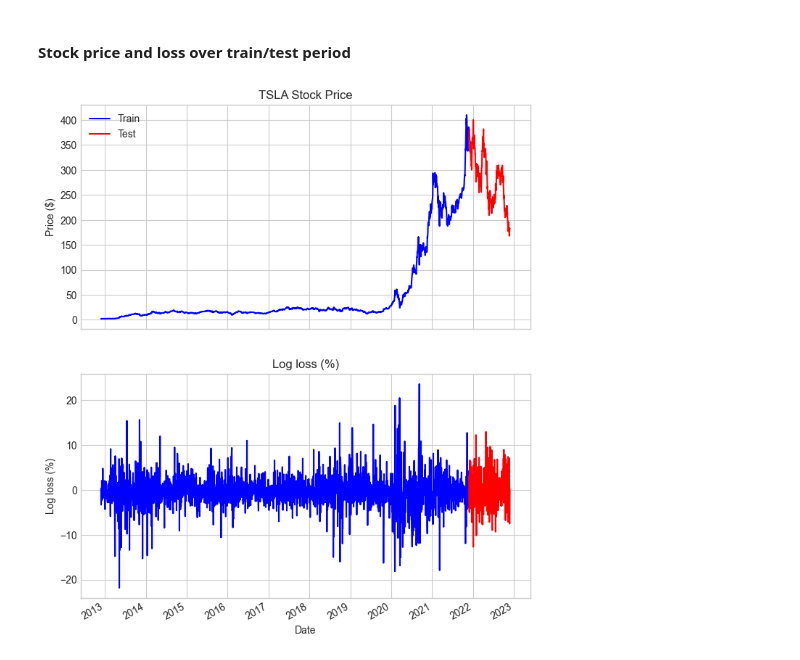
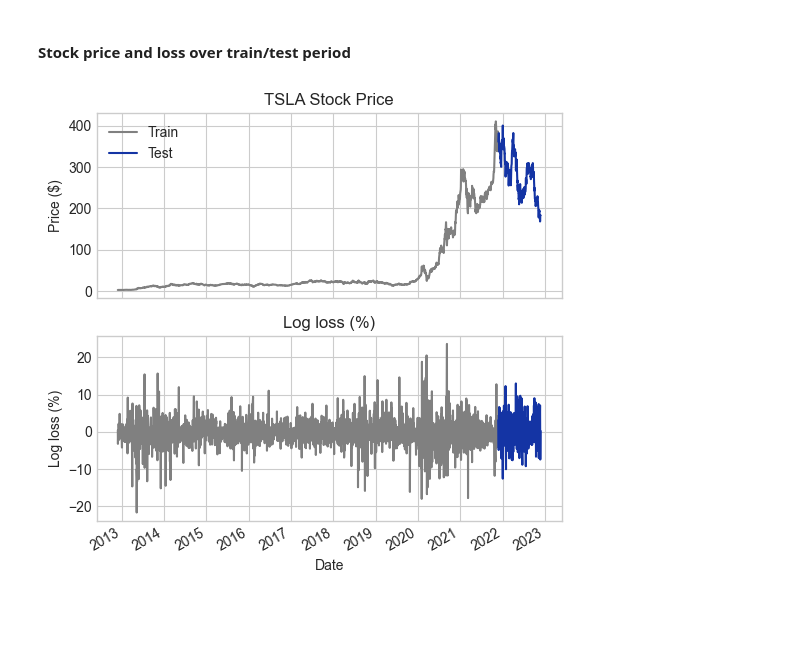
Before and after one commit to georgec123/qrm2, a Jupyter notebook: src/q1.ipynb, the cells around one changed output. Saved outputs shown, nothing was run; the diff lists cells and outputs as text; code cells hidden in the pictures; blank space fills up the shorter version.

```diff
--- a/src/q1.ipynb
+++ b/src/q1.ipynb
@@ -344,21 +347,21 @@ plt.show()
 # %% [markdown]
 #### Stock price and loss over train/test period
 # %%
-fig, axs = plt.subplots(2,1, figsize=(8,10), sharex=True)
-axs[0] = df.loc[train_mask,'TSLA'].plot(logy=False, ax=axs[0], color='b')
-axs[0] = df.loc[~train_mask,'TSLA'].plot(logy=False, ax=axs[0], color='r')
+fig, axs = plt.subplots(2,1, figsize=(6,6), sharex=True)
+axs[0] = df.loc[train_mask,'TSLA'].plot(logy=False, ax=axs[0], color='#808080')
+axs[0] = df.loc[~train_mask,'TSLA'].plot(logy=False, ax=axs[0], color='#1434A4')
 axs[0].set_title('TSLA Stock Price')
 axs[0].set_ylabel('Price ($)')
 axs[0].legend(['Train','Test'])
 
-axs[1] = df.loc[train_mask,'loss'].plot(logy=False, ax=axs[1], color='b')
-axs[1] = df.loc[~train_mask,'loss'].plot(logy=False, ax=axs[1], color='r')
+axs[1] = df.loc[train_mask,'loss'].plot(logy=False, ax=axs[1], color='#808080')
+axs[1] = df.loc[~train_mask,'loss'].plot(logy=False, ax=axs[1], color='#1434A4')
 axs[1].set_ylabel('Log loss (%)')
 axs[1].set_title('Log loss (%)')
 
 plt.legend()
 axs[1].get_legend().remove()
-
+plt.savefig('../plots/iv/iv_4')
 plt.show()
 # %% [output]
-[figure, old version]
+[figure, new version]
```
Also changed, not shown: parts of 3 cells of this notebook, 9 other files.
